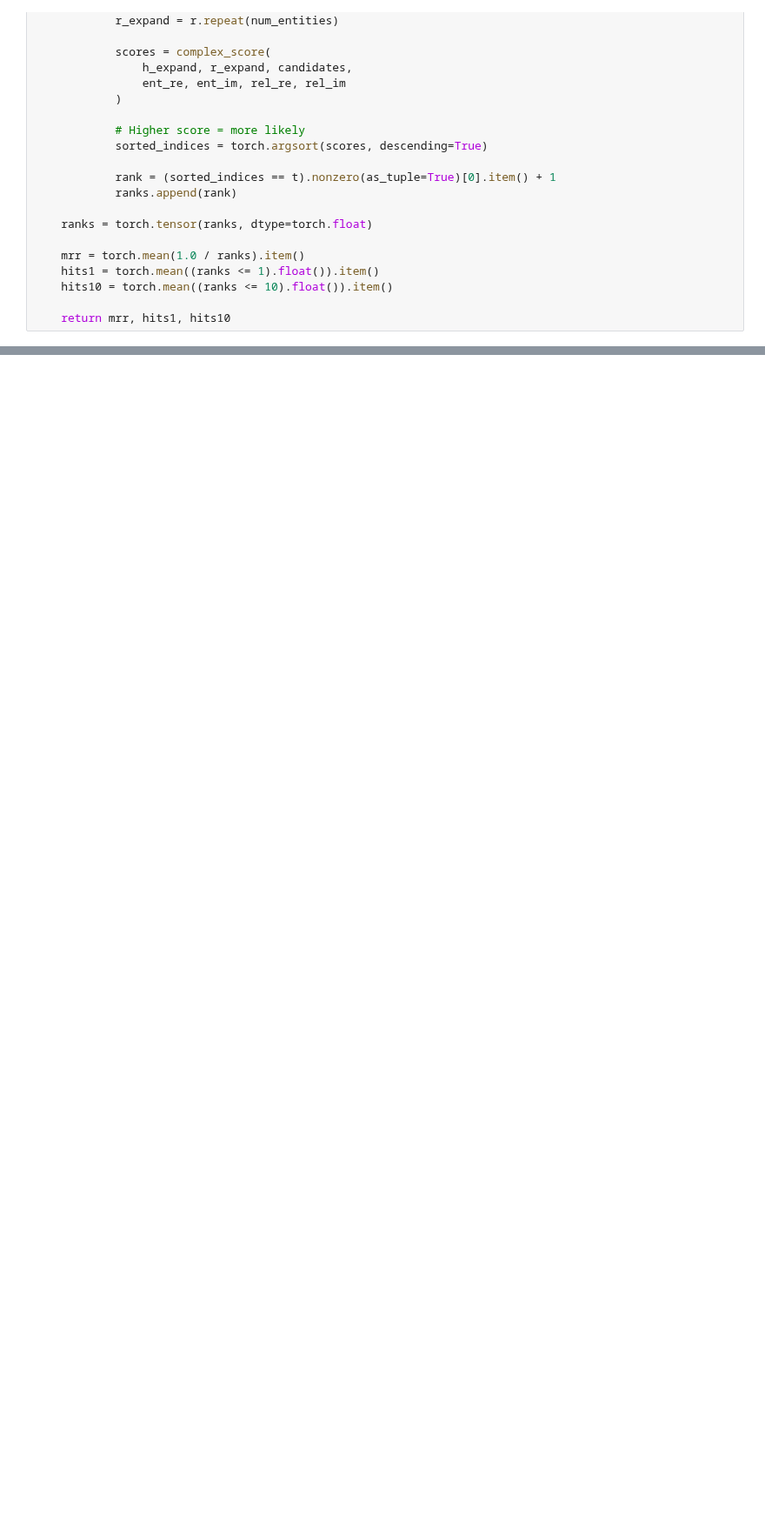
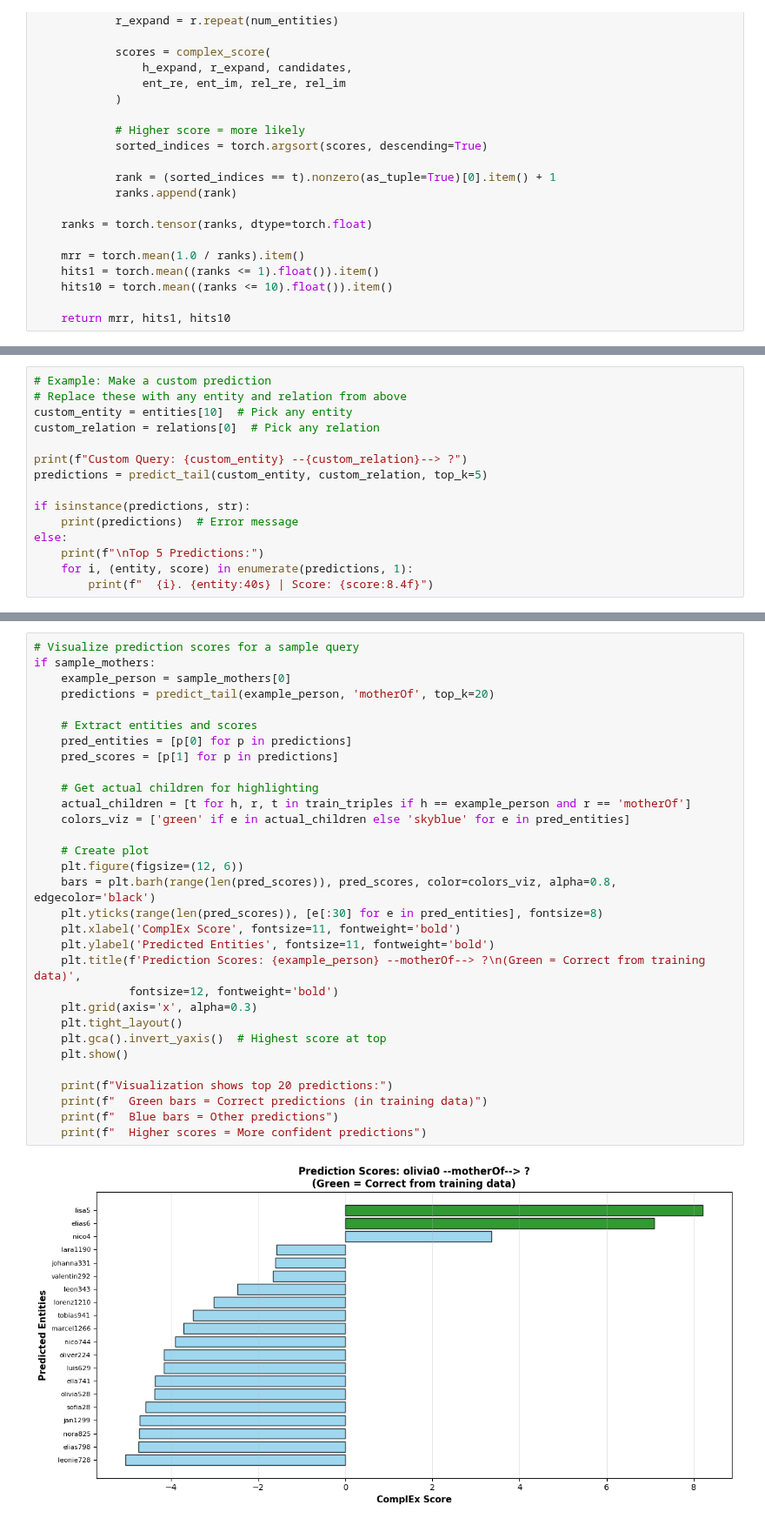
Before and after one commit to phanindragollapalli/A-Study-on-MetaFam-Knowledge-Graph, a Jupyter notebook: scripts/task-4.ipynb, the cells around one changed output, grey strips where cells are left out. Shown at 87% size. Cells and saved outputs as stored; diff of their text form; blank space fills up the shorter version.

```diff
--- a/scripts/task-4.ipynb
+++ b/scripts/task-4.ipynb
@@ -192,0 +566,15 @@ plt.show()
+# %%
+# Example: Make a custom prediction
+# Replace these with any entity and relation from above
+custom_entity = entities[10]  # Pick any entity
+custom_relation = relations[0]  # Pick any relation
+
+print(f"Custom Query: {custom_entity} --{custom_relation}--> ?")
+predictions = predict_tail(custom_entity, custom_relation, top_k=5)
+
+if isinstance(predictions, str):
+    print(predictions)  # Error message
+else:
+    print(f"\nTop 5 Predictions:")
+    for i, (entity, score) in enumerate(predictions, 1):
+        print(f"  {i}. {entity:40s} | Score: {score:8.4f}")
@@ -192,0 +607,33 @@ plt.show()
+# %%
+# Visualize prediction scores for a sample query
+if sample_mothers:
+    example_person = sample_mothers[0]
+    predictions = predict_tail(example_person, 'motherOf', top_k=20)
+
+    # Extract entities and scores
+    pred_entities = [p[0] for p in predictions]
+    pred_scores = [p[1] for p in predictions]
+
+    # Get actual children for highlighting
+    actual_children = [t for h, r, t in train_triples if h == example_person and r == 'motherOf']
+    colors_viz = ['green' if e in actual_children else 'skyblue' for e in pred_entities]
+
+    # Create plot
+    plt.figure(figsize=(12, 6))
+    bars = plt.barh(range(len(pred_scores)), pred_scores, color=colors_viz, alpha=0.8, edgecolor='black')
+    plt.yticks(range(len(pred_scores)), [e[:30] for e in pred_entities], fontsize=8)
+    plt.xlabel('ComplEx Score', fontsize=11, fontweight='bold')
+    plt.ylabel('Predicted Entities', fontsize=11, fontweight='bold')
+    plt.title(f'Prediction Scores: {example_person} --motherOf--> ?\n(Green = Correct from training data)',
+              fontsize=12, fontweight='bold')
+    plt.grid(axis='x', alpha=0.3)
+    plt.tight_layout()
+    plt.gca().invert_yaxis()  # Highest score at top
+    plt.show()
+
+    print(f"Visualization shows top 20 predictions:")
+    print(f"  Green bars = Correct predictions (in training data)")
+    print(f"  Blue bars = Other predictions")
+    print(f"  Higher scores = More confident predictions")
+# %% [output]
+[figure, added]
```
Also changed, not shown: parts of 23 cells of this notebook, 3 other files.
